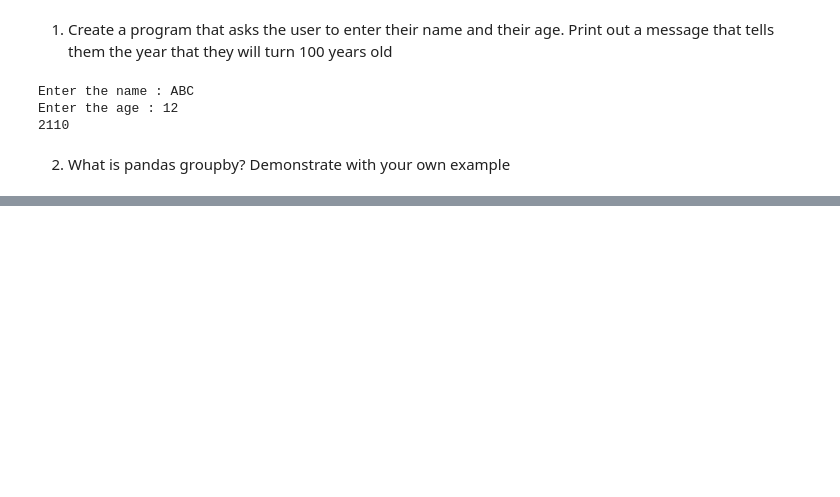
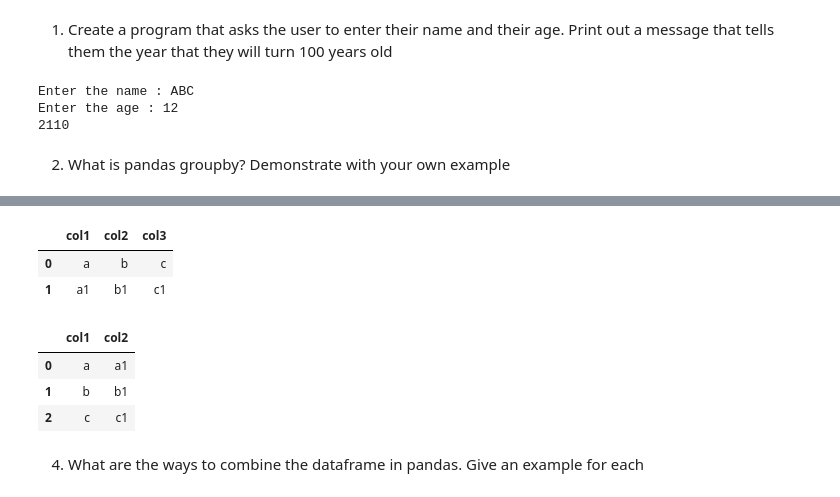
Before and after one commit to venkatesh-manikumar/Datascience-Assignments, a Jupyter notebook: Test.ipynb, the cells around one changed output, grey strips where cells are left out. Cells and saved outputs as stored; diff of their text form; code cells hidden in the pictures; blank space fills up the shorter version.

```diff
--- a/Test.ipynb
+++ b/Test.ipynb
@@ -19,0 +68,18 @@ Dict('name': ['A','B','C'])
+# %%
+muldim_list = [['a','b','c'],['a1','b1','c1']]
+pd.DataFrame(muldim_list, columns = ['col1','col2','col3'])
+# %% [output]
+|  | col1 | col2 | col3 |
+| 0 | a | b | c |
+| 1 | a1 | b1 | c1 |
+# %%
+l1 = ['a','b','c']
+l2 = ['a1','b1','c1']
+pd.DataFrame(list(zip(l1,l2)), columns = ['col1','col2'])
+# %% [output]
+|  | col1 | col2 |
+| 0 | a | a1 |
+| 1 | b | b1 |
+| 2 | c | c1 |
+# %% [markdown]
+4.	What are the ways to combine the dataframe in pandas. Give an example for each
```
Also changed, not shown: parts of 7 cells of this notebook.
